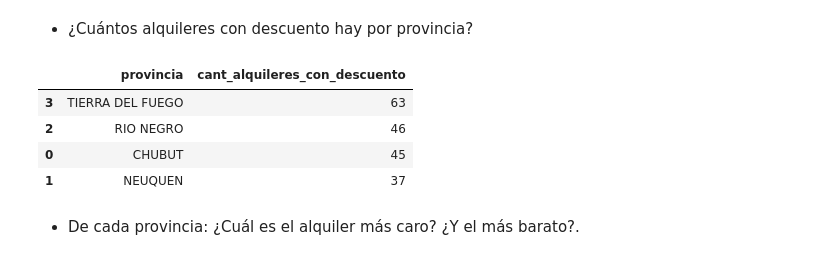
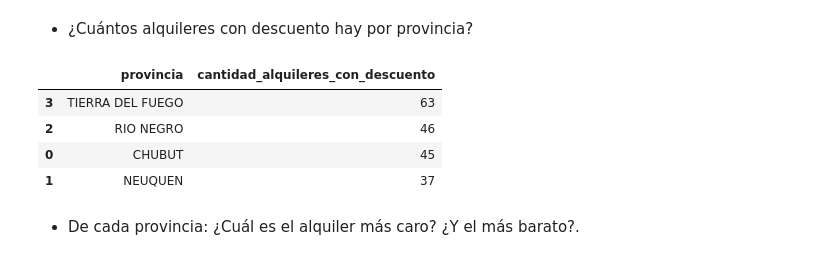
Before and after one commit to carlos1680/CPEDWObligatorio, a Jupyter notebook: Entregable.ipynb, the cells around one changed output. Saved outputs shown, nothing was run; the diff lists cells and outputs as text; code cells hidden in the pictures.

```diff
--- a/trabajo_theo 27.7.2024.ipynb
+++ b/Entregable.ipynb
@@ -1086,8 +1067,8 @@ df_alquileres['city2'] = df_alquileres['city']
 
 # Parametros para los cuales buscar la mejor aproximacion por fuzzy
 provincias = ['TIERRA DEL FUEGO', 'NEUQUEN', 'RIO NEGRO', 'CHUBUT']
-# Valres de match que aceptamos
-aprobaciones = [80, 80, 80, 80]
+# Valres de match que aceptamos, la variacion de estos valores hace que se agrupen mas o menos observaciones segun la ciudad
+aprobaciones = [80, 80, 60, 80]
 
 # rr=0;
 iter=0
@@ -2144,11 +2121,11 @@ Observamos que la mayo cantidad de alojamientos estan dentro de la categoria de
 # %%
 # Cantidad de alquileres con descuentos por provincia
 mask = df_alquileres['discounted']
 df_alquileres[mask].groupby(by='provincia', observed=True).agg(
-    cant_alquileres_con_descuento=('discounted', 'sum')
-).reset_index().sort_values(by='cant_alquileres_con_descuento', ascending = False)
+    cantidad_alquileres_con_descuento=('discounted', 'sum')
+).reset_index().sort_values(by='cantidad_alquileres_con_descuento', ascending = False)
 # %% [output]
-|  | provincia | cant_alquileres_con_descuento |
+|  | provincia | cantidad_alquileres_con_descuento |
 | 3 | TIERRA DEL FUEGO | 63 |
 | 2 | RIO NEGRO | 46 |
 | 0 | CHUBUT | 45 |
```
Also changed, not shown: parts of 75 cells of this notebook.
